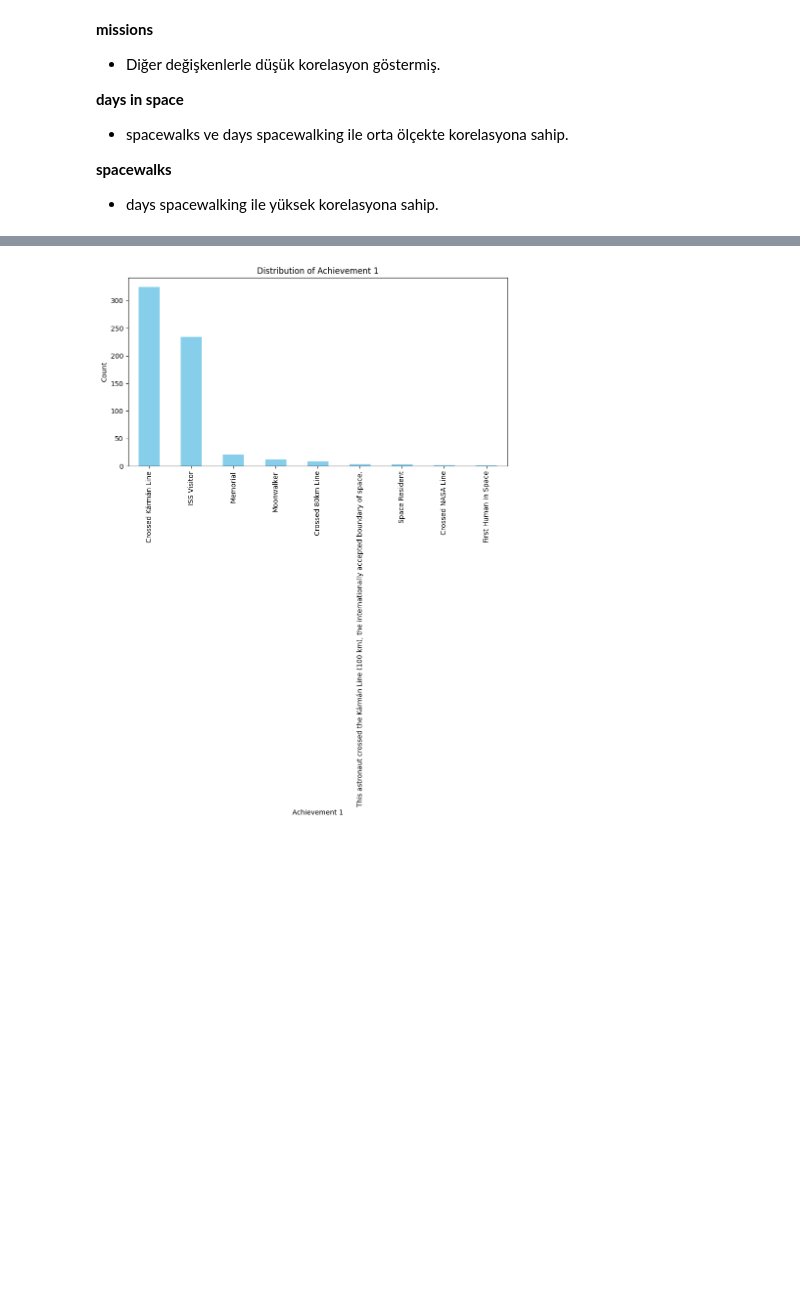
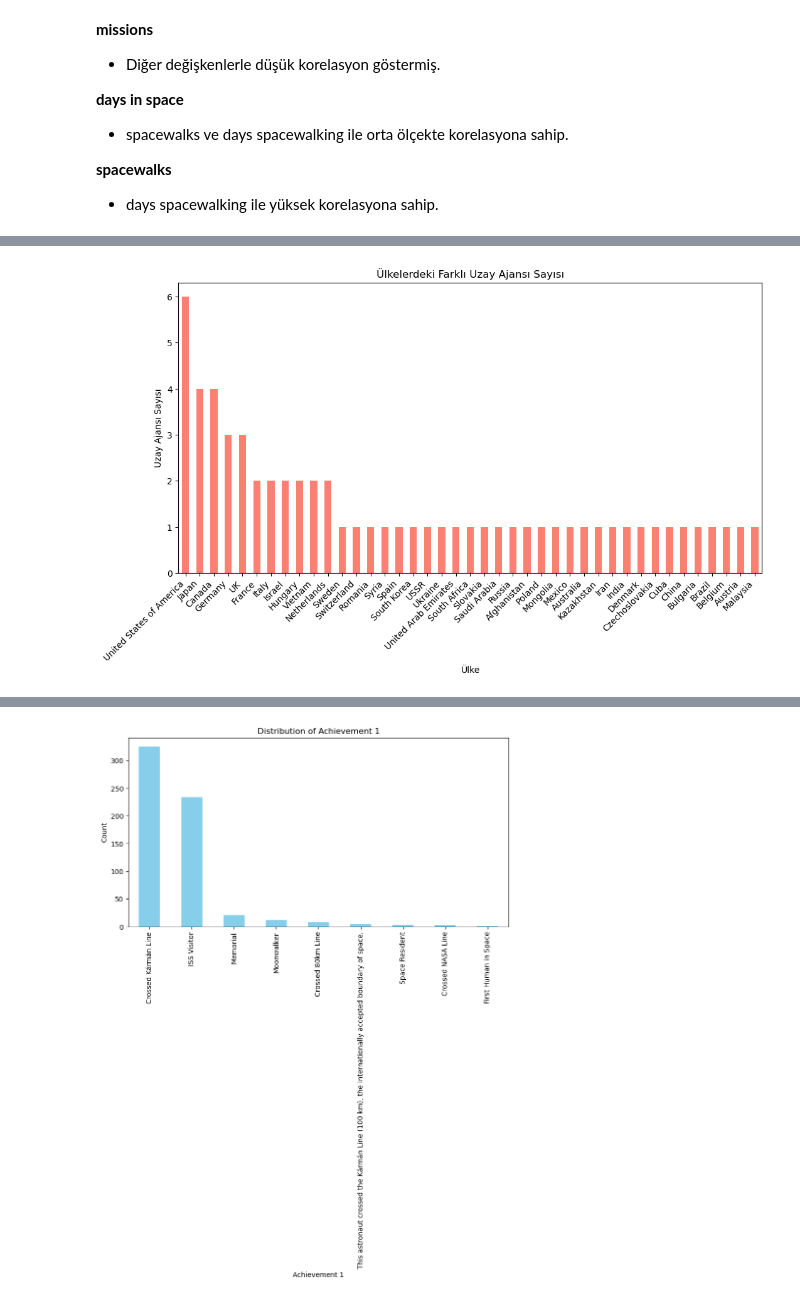
Before and after one commit to Betul02/Hi-Kod-Bitirme-Projesi, a Jupyter notebook: Astronauts.ipynb, the cells around one changed output, grey strips where cells are left out. Saved outputs shown, nothing was run; the diff lists cells and outputs as text; code cells hidden in the pictures; blank space fills up the shorter version.

```diff
--- a/Astronauts.ipynb
+++ b/Astronauts.ipynb
@@ -896 +901,14 @@ plt.show()
+# %%
+# Her ülkede kaç farklı uzay ajansı olduğunu bulalım
+country_company_count = df.groupby('country')['company space agency'].nunique()
+
+plt.figure(figsize=(12, 6))
+country_company_count.sort_values(ascending=False).plot(kind='bar', color='salmon')
+plt.title('Ülkelerdeki Farklı Uzay Ajansı Sayısı')
+plt.xlabel('Ülke')
+plt.ylabel('Uzay Ajansı Sayısı')
+plt.xticks(rotation=45, ha="right")
+plt.show()
+# %% [output]
+[figure, added]
 # %%
```
Also changed, not shown: parts of 35 cells of this notebook.
